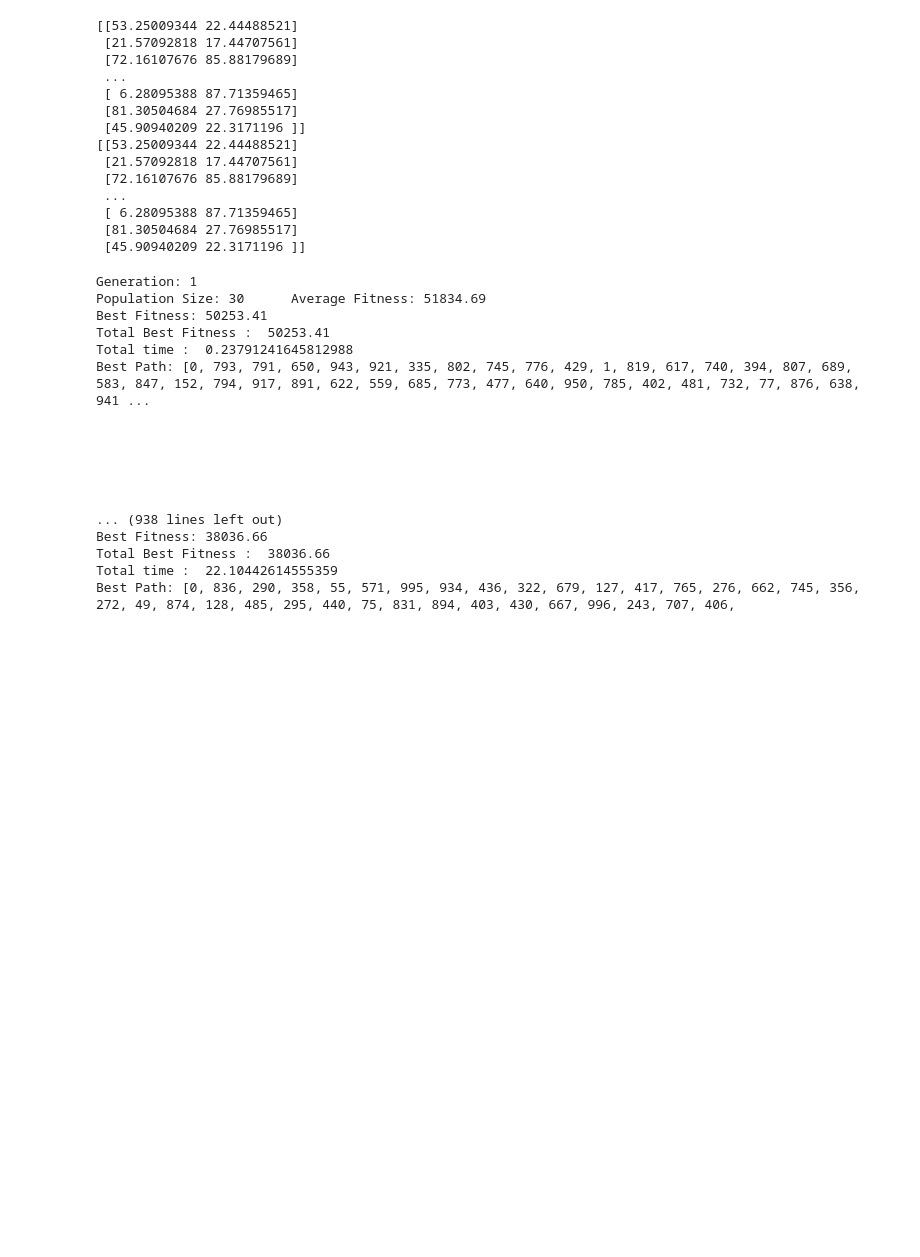
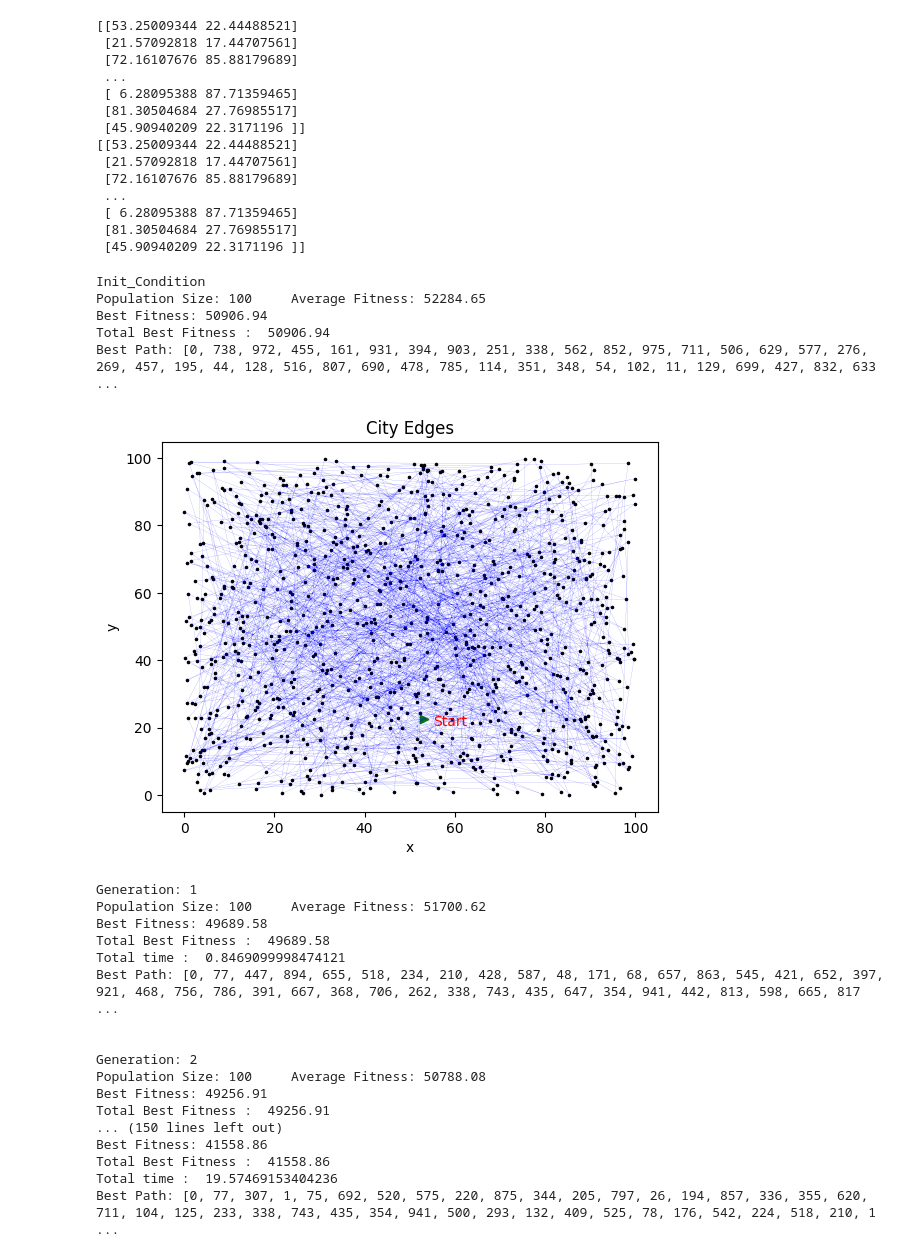
Before and after one commit to clionelove123/Machine_Learning, a Jupyter notebook: ML_Chap_10_Genetic_Algorithm_TSP.ipynb, the cells around one changed output. Saved outputs shown, nothing was run; the diff lists cells and outputs as text; code cells hidden in the pictures; blank space fills up the shorter version.

```diff
--- a/ML_Chap_10_Genetic_Algorithm_TSP.ipynb
+++ b/ML_Chap_10_Genetic_Algorithm_TSP.ipynb
@@ -163,10 +164,22 @@ def GeneticAlgorithm(populationSize, Generation_Count):
     TotalBestFitness = 100000
     TotalBestPath = []
 
+    averageFitness = round(np.sum([genom.fitness for genom in population]) / len(population), 2)
+    bestGenome = findBestGenome(population)
+    TotalBestFitness = bestGenome.fitness
+    TotalBestPath = bestGenome.chromosomes
+    print("Init_Condition\nPopulation Size: {1}\t Average Fitness: {2}\nBest Fitness: {3}".format(generation, len(population), averageFitness,bestGenome.fitness))
+    print("Total Best Fitness : ",TotalBestFitness)
+    print("Best Path:",TotalBestPath)
+    allBestFitness.append(bestGenome.fitness)
+    city_visualize(bestGenome, cityCoordinates)
+
     start = time.time()
+    pre_turn=0;
 
     while generation < Generation_Count:
         generation += 1
+        pre_turn += 1
 
         for i in range(populationSize):
             population.append(Reproduction(population))
@@ -182,31 +195,53 @@ def GeneticAlgorithm(populationSize, Generation_Count):
         if bestGenome.fitness < TotalBestFitness:
             TotalBestFitness = bestGenome.fitness
             TotalBestPath = bestGenome.chromosomes
-            print("\n" * 5)
+            print("\n")
             print("Generation: {0}\nPopulation Size: {1}\t Average Fitness: {2}\nBest Fitness: {3}".format(generation, len(population), averageFitness,bestGenome.fitness))
             print("Total Best Fitness : ",TotalBestFitness)
             print("Total time : ", end-start) # 소요 시간 표기, Working Time
             print("Best Path:",TotalBestPath)
             allBestFitness.append(bestGenome.fitness)
+            if 99.9  < pre_turn:
+              city_visualize(bestGenome, cityCoordinates)
+              pre_turn=0
+
+    TotalBestFitness = bestGenome.fitness
+    TotalBestPath = bestGenome.chromosomes
+    print("\n")
+    print("=========================================================================================================================")
+    print("Final Result")
+    print("Generation: {0}\nPopulation Size: {1}\t Average Fitness: {2}\nBest Fitness: {3}".format(generation, len(population), averageFitness,bestGenome.fitness))
+    print("Total Best Fitness : ",TotalBestFitness)
+    print("Total time : ", end-start) # 소요 시간 표기, Working Time
+    print("Best Path:",TotalBestPath)
+    allBestFitness.append(bestGenome.fitness)
+    city_visualize(bestGenome, cityCoordinates)
+
 
     return bestGenome.chromosomes
 # %%
-solution=GeneticAlgorithm(populationSize=30, Generation_Count=5000) #Population size, Generation Count 입력
+solution=GeneticAlgorithm(populationSize=100, Generation_Count=100000) #Population size, Generation Count 입력
 # %% [output]
-Generation: 1
-Population Size: 30      Average Fitness: 51834.69
-Best Fitness: 50253.41
-Total Best Fitness :  50253.41
-Total time :  0.23791241645812988
-Best Path: [0, 793, 791, 650, 943, 921, 335, 802, 745, 776, 429, 1, 819, 617, 740, 394, 807, 689, 583, 847, 152, 794, 917, 891, 622, 559, 685, 773, 477, 640, 950, 785, 402, 481, 732, 77, 876, 638, 941 ...
-
-
-
-
-
-
-... (938 lines left out)
-Best Fitness: 38036.66
-Total Best Fitness :  38036.66
-Total time :  22.10442614555359
-Best Path: [0, 836, 290, 358, 55, 571, 995, 934, 436, 322, 679, 127, 417, 765, 276, 662, 745, 356, 272, 49, 874, 128, 485, 295, 440, 75, 831, 894, 403, 430, 667, 996, 243, 707, 406,
+Init_Condition
+Population Size: 100     Average Fitness: 52284.65
+Best Fitness: 50906.94
+Total Best Fitness :  50906.94
+Best Path: [0, 738, 972, 455, 161, 931, 394, 903, 251, 338, 562, 852, 975, 711, 506, 629, 577, 276, 269, 457, 195, 44, 128, 516, 807, 690, 478, 785, 114, 351, 348, 54, 102, 11, 129, 699, 427, 832, 633 ...
+[figure, added]
+Generation: 1
+Population Size: 100     Average Fitness: 51700.62
+Best Fitness: 49689.58
+Total Best Fitness :  49689.58
+Total time :  0.8469099998474121
+Best Path: [0, 77, 447, 894, 655, 518, 234, 210, 428, 587, 48, 171, 68, 657, 863, 545, 421, 652, 397, 921, 468, 756, 786, 391, 667, 368, 706, 262, 338, 743, 435, 647, 354, 941, 442, 813, 598, 665, 817 ...
+
+
+Generation: 2
+Population Size: 100     Average Fitness: 50788.08
+Best Fitness: 49256.91
+Total Best Fitness :  49256.91
+... (150 lines left out)
+Best Fitness: 41558.86
+Total Best Fitness :  41558.86
+Total time :  19.57469153404236
+Best Path: [0, 77, 307, 1, 75, 692, 520, 575, 220, 875, 344, 205, 797, 26, 194, 857, 336, 355, 620, 711, 104, 125, 233, 338, 743, 435, 354, 941, 500, 293, 132, 409, 525, 78, 176, 542, 224, 518, 210, 1 ...
```
Also changed, not shown: parts of 1 cell of this notebook.
